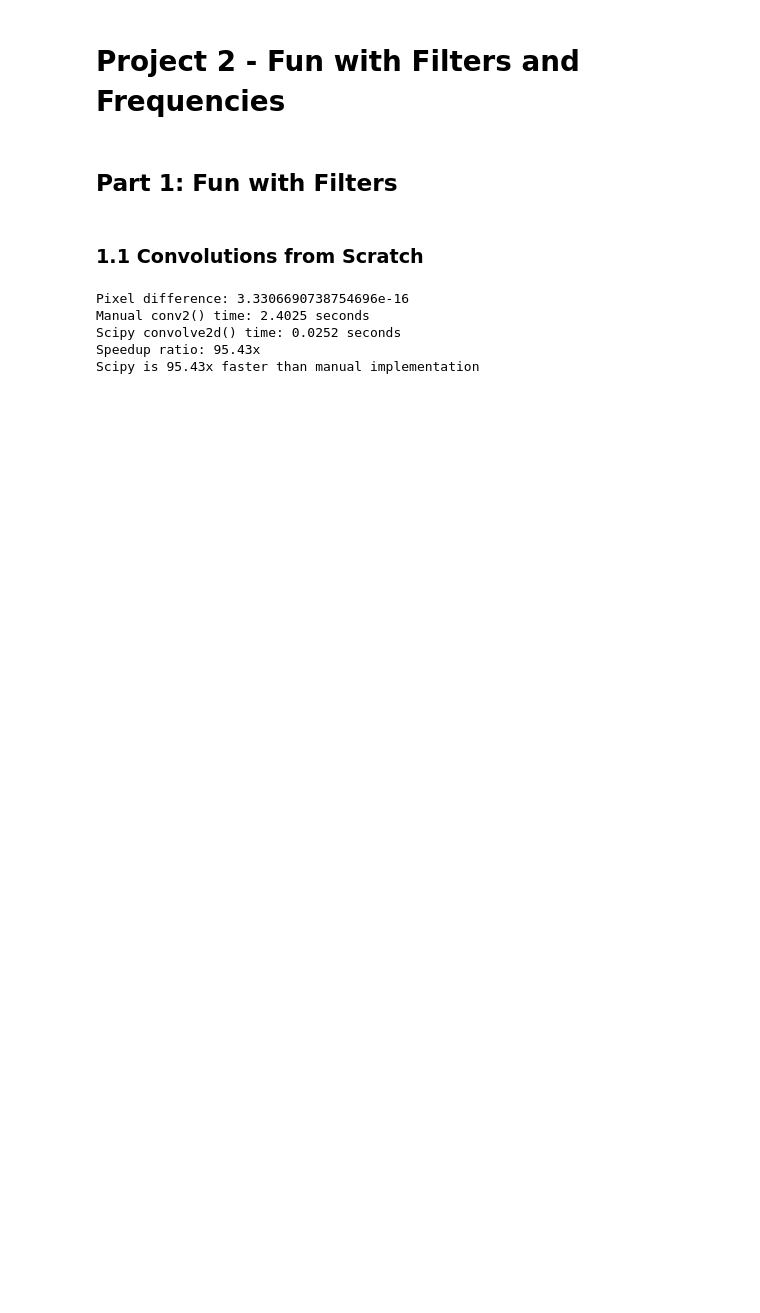
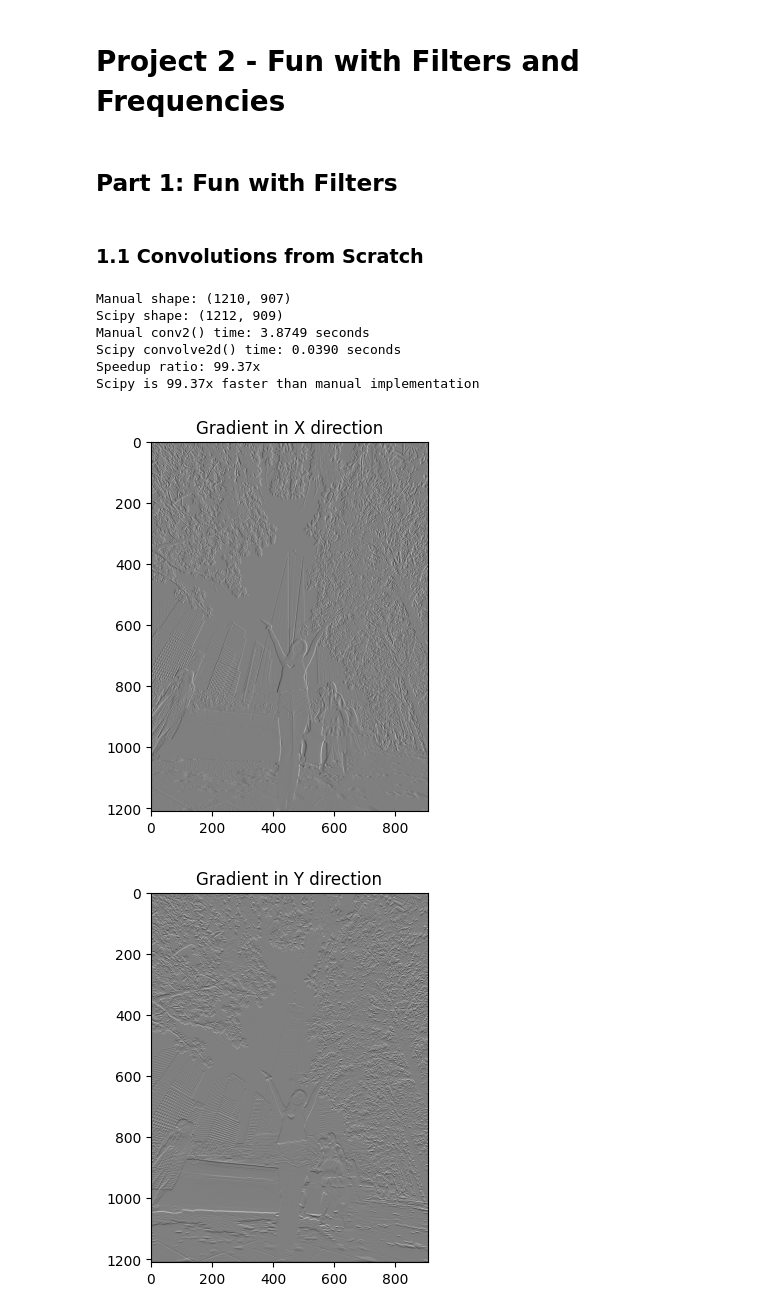
Before and after one commit to sz12433/sz12433.github.io, a Jupyter notebook: proj2/code/main.ipynb, the cells around one changed output. Saved outputs shown, nothing was run; the diff lists cells and outputs as text; code cells hidden in the pictures; blank space fills up the shorter version.

```diff
--- a/proj2/code/main.ipynb
+++ b/proj2/code/main.ipynb
@@ -80,7 +82,7 @@ manual_time = time.time() - start_time
 
 # time scipy convolution
 start_time = time.time()
-scipy_out = convolve2d(img, kernel, mode = 'same', boundary = 'fill', fillvalue = 0)
+scipy_out = convolve2d(img, kernel)
 scipy_time = time.time() - start_time
 
 # save
@@ -88,7 +90,11 @@ skio.imsave('output/manual.png', img_as_ubyte(manual))
 skio.imsave('output/scipy.png', img_as_ubyte(scipy_out))
 
 # comparison results
-print("Pixel difference:", np.max(np.abs(manual - scipy_out)))
+# print("Pixel difference:", np.max(np.abs(manual - scipy_out)))
+
+# compare shapes
+print("Manual shape:", manual.shape)
+print("Scipy shape:", scipy_out.shape)
 print(f"Manual conv2() time: {manual_time:.4f} seconds")
 print(f"Scipy convolve2d() time: {scipy_time:.4f} seconds")
 print(f"Speedup ratio: {manual_time/scipy_time:.2f}x")
@@ -98,11 +104,12 @@ if manual_time > scipy_time:
 else:
     print(f"Manual implementation is {scipy_time/manual_time:.2f}x faster than scipy")
 # %% [output]
-Pixel difference: 3.3306690738754696e-16
-Manual conv2() time: 2.4025 seconds
-Scipy convolve2d() time: 0.0252 seconds
-Speedup ratio: 95.43x
-Scipy is 95.43x faster than manual implementation
+Manual shape: (1210, 907)
+Scipy shape: (1212, 909)
+Manual conv2() time: 3.8749 seconds
+Scipy convolve2d() time: 0.0390 seconds
+Speedup ratio: 99.37x
+Scipy is 99.37x faster than manual implementation
 # %%
 # picture
 img = skio.imread('pics/wtc.jpg', as_gray = True) # read as grayscale
@@ -115,10 +122,26 @@ skio.imsave('output/wtc.png', img_as_ubyte(convolved)) # save result
 # %%
 # with finite difference operators
 dx = np.array([[1, 0, -1]])
 dy = np.array([[1], [0], [-1]])
 
 grad_x = conv2(img, dx)
 grad_y = conv2(img, dy)
 
 skio.imsave('output/grad_x.png', img_as_ubyte(np.clip(np.abs(grad_x), 0, 1)))
 skio.imsave('output/grad_y.png', img_as_ubyte(np.clip(np.abs(grad_y), 0, 1)))
+
+plt.imshow(grad_x, cmap = 'gray')
+plt.title('Gradient in X direction')
+plt.savefig('output/plt_x.png')
+plt.show()
+
+plt.imshow(grad_y, cmap = 'gray')
+plt.title('Gradient in Y direction')
+plt.savefig('output/plt_y.png')
+plt.show()
+
+# seeing some vertical white lines (left side) of grad_x.png
+# horizontal white lines (top) of grad_y.png
+# %% [output]
+[figure, added]
+[figure, added]
```
Also changed, not shown: parts of 9 cells of this notebook, 6 other files.
